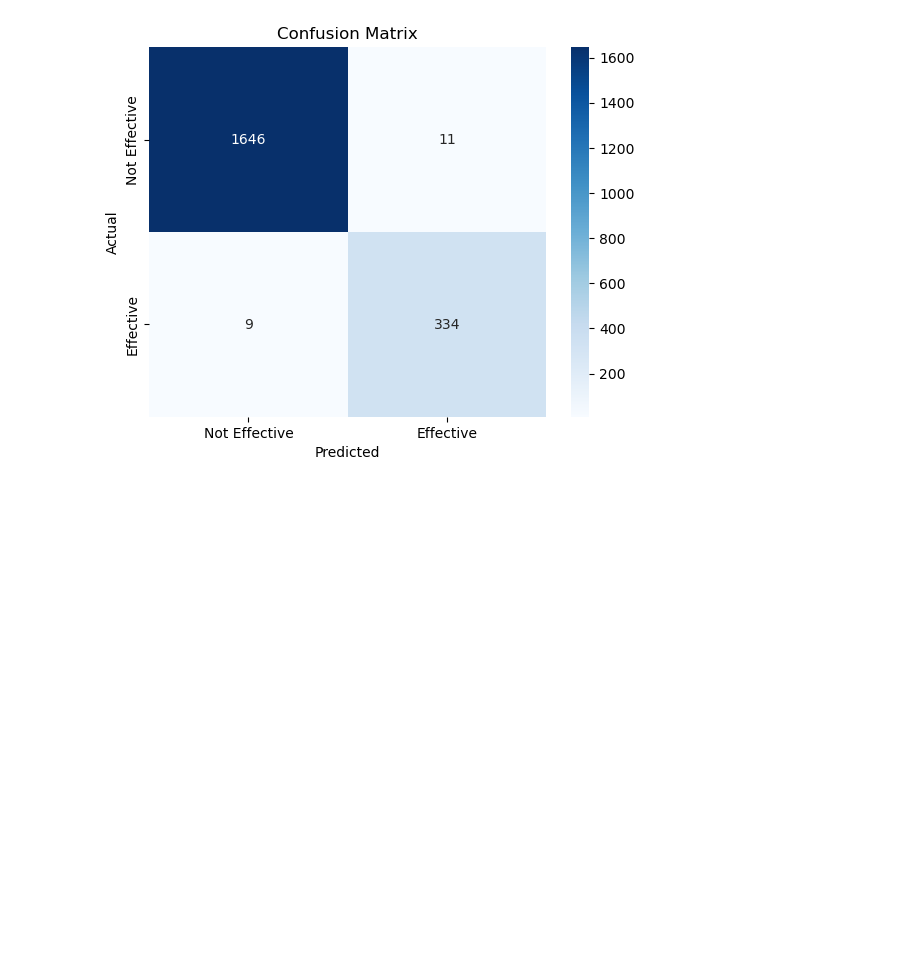
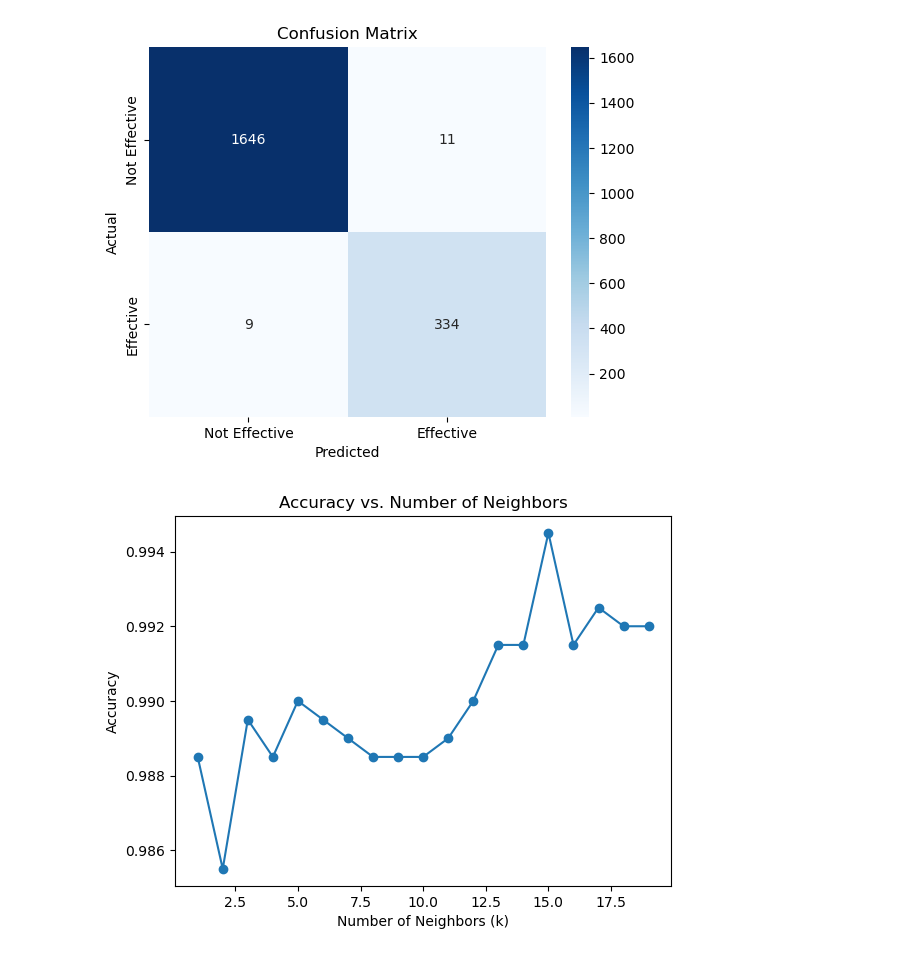
Before and after one commit to patelaryan5636/Skill4future-Ai-learning-Edunet, a Jupyter notebook: notebook/day7-KNN.ipynb, the cells around one changed output. Drawn from its saved outputs; the diff is of its cells as text; code cells hidden in the pictures; blank space fills up the shorter version.

```diff
--- a/notebook/day7-KNN.ipynb
+++ b/notebook/day7-KNN.ipynb
@@ -65,3 +65,22 @@ plt.title('Confusion Matrix')
 plt.show()
 # %% [output]
 [figure]
+# %%
+# Trying different values for k
+accuracy_scores = []
+k_values = range(1, 20)
+
+for k in k_values:
+    model = KNeighborsClassifier(n_neighbors=k)
+    model.fit(X_train, y_train)
+    y_pred = model.predict(X_test)
+    accuracy_scores.append(accuracy_score(y_test, y_pred))
+
+# Plot accuracy vs. k
+plt.plot(k_values, accuracy_scores, marker='o')
+plt.xlabel('Number of Neighbors (k)')
+plt.ylabel('Accuracy')
+plt.title('Accuracy vs. Number of Neighbors')
+plt.show()
+# %% [output]
+[figure, added]
```
Also changed, not shown: 1 other file.
